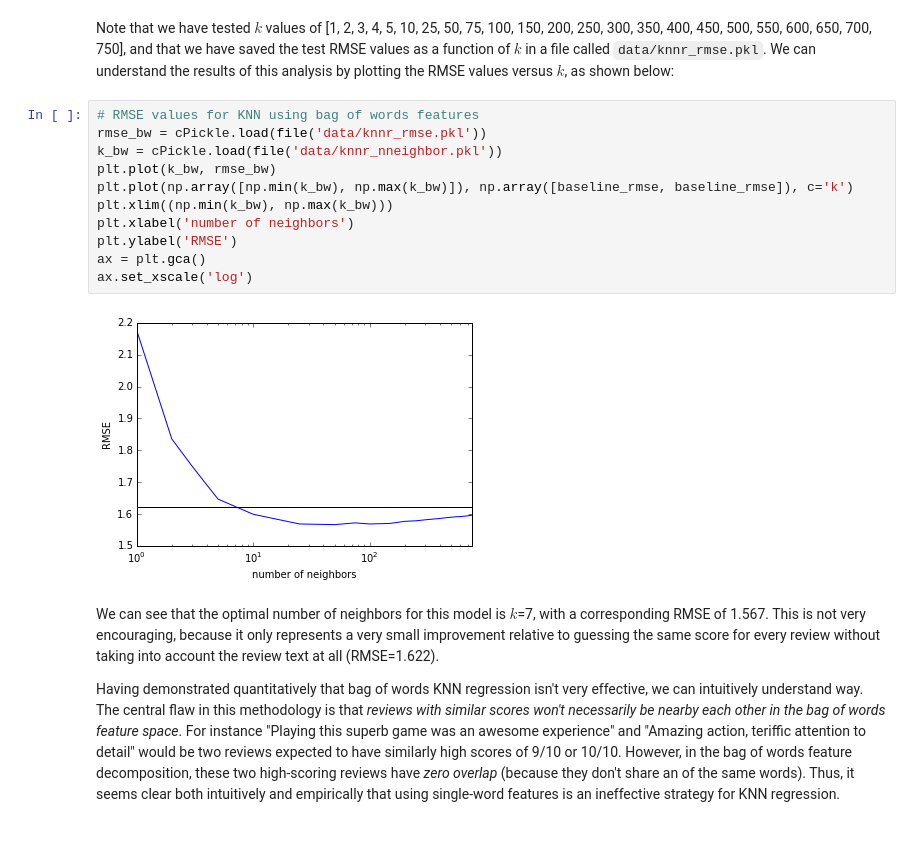
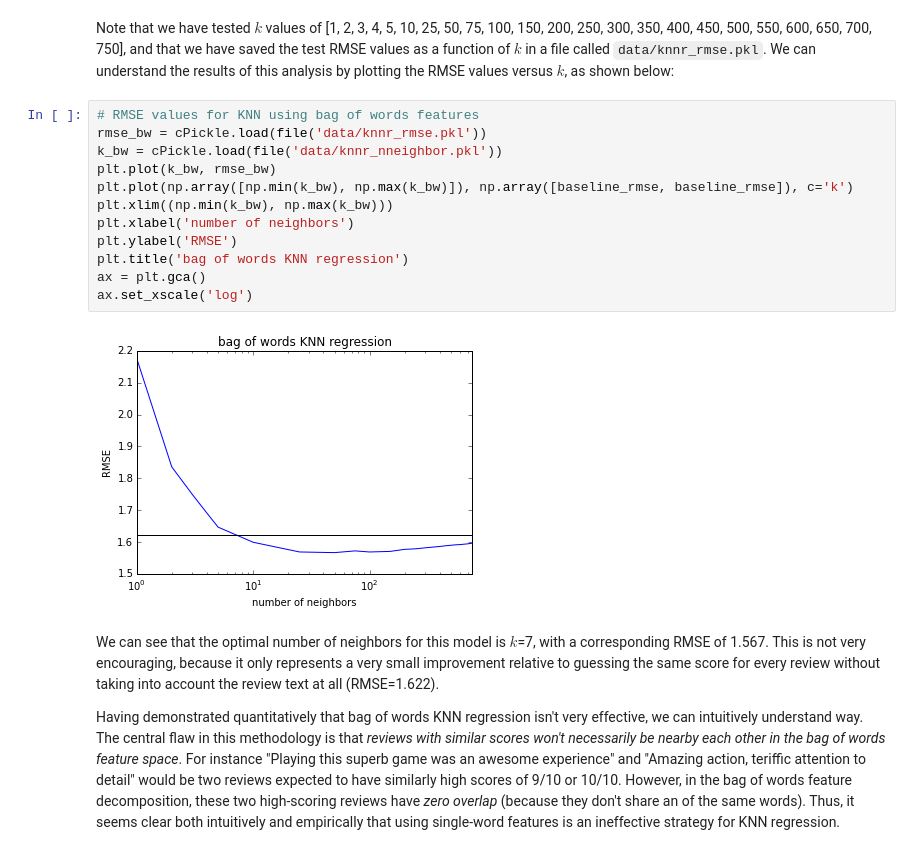
Before and after one commit to ameisner/ac209_project, a Jupyter notebook: pb_classification.ipynb, the cells around one changed output. Cells and saved outputs as stored; diff of their text form.

Commit message:
working towards finishing KNN regression

```diff
--- a/pb_classification.ipynb
+++ b/pb_classification.ipynb
@@ -433,16 +433,17 @@ understand the results of this analysis by plotting the RMSE values versus $k$,
 # %%
 # RMSE values for KNN using bag of words features
 rmse_bw = cPickle.load(file('data/knnr_rmse.pkl'))
 k_bw = cPickle.load(file('data/knnr_nneighbor.pkl'))
 plt.plot(k_bw, rmse_bw)
 plt.plot(np.array([np.min(k_bw), np.max(k_bw)]), np.array([baseline_rmse, baseline_rmse]), c='k')
 plt.xlim((np.min(k_bw), np.max(k_bw)))
 plt.xlabel('number of neighbors')
 plt.ylabel('RMSE')
+plt.title('bag of words KNN regression')
 ax = plt.gca()
 ax.set_xscale('log')
 # %% [output]
-[figure, old version]
+[figure, new version]
 # %% [markdown]
 We can see that the optimal number of neighbors for this model is $k$=7, with a corresponding RMSE of 1.567. This is not very encouraging, because it only represents a very small improvement relative to guessing the same score for every review without taking into account the review text at all (RMSE=1.622).
 
```
Also changed, not shown: parts of 8 cells of this notebook.
